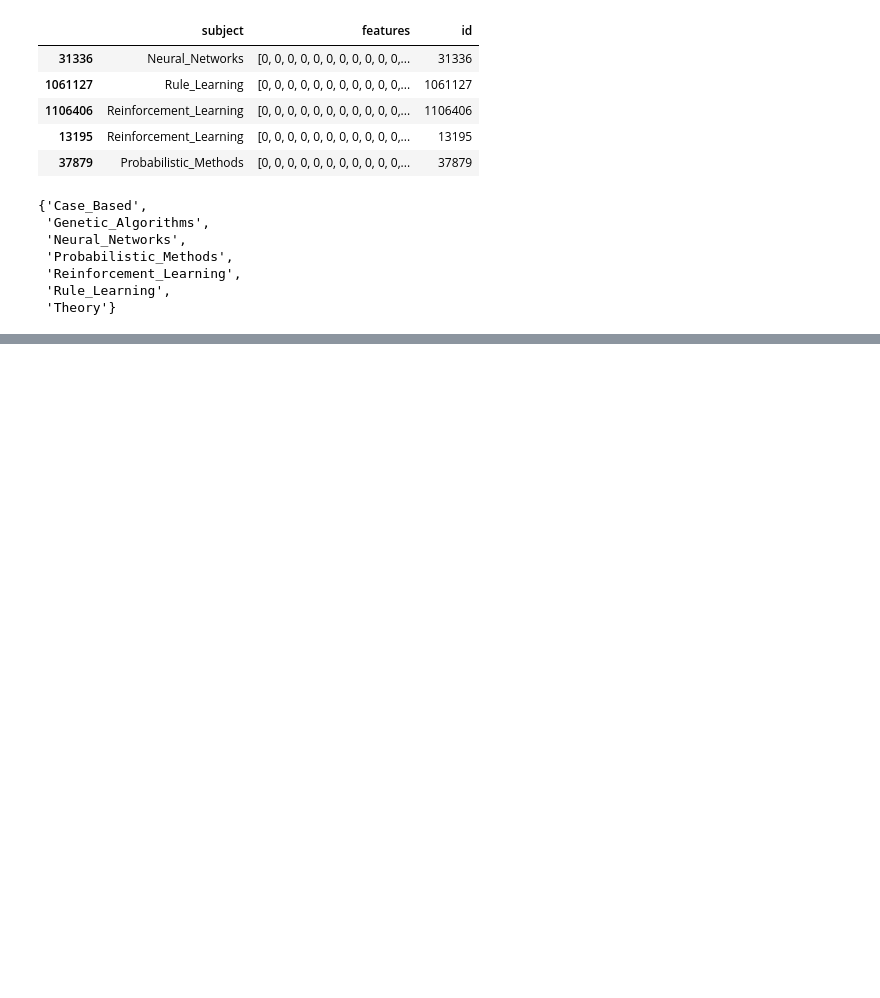
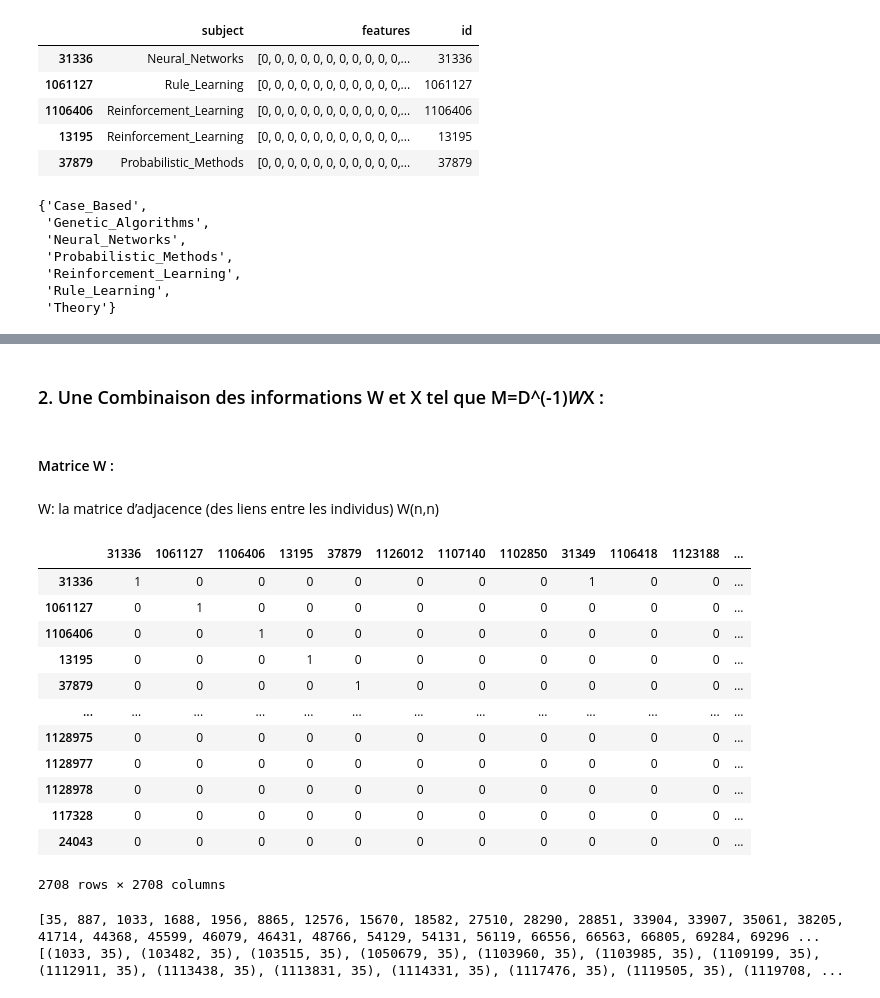
Before and after one commit to SeyfGoumeida/Supervised_Learning_Cora_Citeseed_PubMed, a Jupyter notebook: Projet_«_Apprentissage_supervisé_».ipynb, the cells around one changed output, grey strips where cells are left out. Cells and saved outputs as stored; diff of their text form; code cells hidden in the pictures; blank space fills up the shorter version.

```diff
--- a/Projet_«_Apprentissage_supervisé_».ipynb
+++ b/Projet_«_Apprentissage_supervisé_».ipynb
@@ -264,0 +703,69 @@ set(node_list["subject"])
+# %% [markdown]
+### 2. Une Combinaison des informations W et X tel que M=D^(-1)*W*X :
+# %% [markdown]
+#### Matrice W :
+# %% [markdown]
+W: la matrice d’adjacence (des liens entre les individus) W(n,n)
+# %%
+W = pd.DataFrame()
+list_individus = list(node_list.index)
+W = pd.DataFrame(index =list_individus,columns=list_individus)
+
+#------------------  Diagonal à 1 ----------------
+def pd_fill_diagonal(df_matrix, value=0):
+    mat = df_matrix.values
+    n = mat.shape[0]
+    mat[range(n), range(n)] = value
+    return pd.DataFrame(mat,index =list_individus,columns=list_individus)
+
+W = pd_fill_diagonal(W,1)
+
+# #---------- Les liens entre les individus ----------------
+
+def pd_fill_edges(df_matrix):
+  mat = df_matrix.values
+  n = mat.shape[0]
+  columns = df_matrix.columns
+  indexes = df_matrix.index
+  egdes = G.edges()
+  for i in egdes :
+    r , c = i
+    df_matrix.at[r,c] = 1
+    df_matrix.at[c,r] = 1
+
+  df_matrix = df_matrix.fillna(0)
+
+  return df_matrix
+W = pd_fill_edges(W)
+
+# ------------   print --------------------
+W
+# %% [output]
+|  | 31336 | 1061127 | 1106406 | 13195 | 37879 | 1126012 | 1107140 | 1102850 | 31349 | 1106418 | 1123188 | ... |
+| 31336 | 1 | 0 | 0 | 0 | 0 | 0 | 0 | 0 | 1 | 0 | 0 | ... |
+| 1061127 | 0 | 1 | 0 | 0 | 0 | 0 | 0 | 0 | 0 | 0 | 0 | ... |
+| 1106406 | 0 | 0 | 1 | 0 | 0 | 0 | 0 | 0 | 0 | 0 | 0 | ... |
+| 13195 | 0 | 0 | 0 | 1 | 0 | 0 | 0 | 0 | 0 | 0 | 0 | ... |
+| 37879 | 0 | 0 | 0 | 0 | 1 | 0 | 0 | 0 | 0 | 0 | 0 | ... |
+| ... | ... | ... | ... | ... | ... | ... | ... | ... | ... | ... | ... | ... |
+| 1128975 | 0 | 0 | 0 | 0 | 0 | 0 | 0 | 0 | 0 | 0 | 0 | ... |
+| 1128977 | 0 | 0 | 0 | 0 | 0 | 0 | 0 | 0 | 0 | 0 | 0 | ... |
+| 1128978 | 0 | 0 | 0 | 0 | 0 | 0 | 0 | 0 | 0 | 0 | 0 | ... |
+| 117328 | 0 | 0 | 0 | 0 | 0 | 0 | 0 | 0 | 0 | 0 | 0 | ... |
+| 24043 | 0 | 0 | 0 | 0 | 0 | 0 | 0 | 0 | 0 | 0 | 0 | ... |
+2708 rows × 2708 columns
+# %%
+#---------- Verification de l'individus 35 ----------------
+
+verif = []
+l = W.loc[35]
+ind, val = l.index,l.values
+for i in range(0,len(ind)):
+  if val[i]==1:
+    verif.append(ind[i])
+verif.sort()
+print(verif)
+print(G.edges())
+# %% [output]
+[35, 887, 1033, 1688, 1956, 8865, 12576, 15670, 18582, 27510, 28290, 28851, 33904, 33907, 35061, 38205, 41714, 44368, 45599, 46079, 46431, 48766, 54129, 54131, 56119, 66556, 66563, 66805, 69284, 69296 ...
+[(1033, 35), (103482, 35), (103515, 35), (1050679, 35), (1103960, 35), (1103985, 35), (1109199, 35), (1112911, 35), (1113438, 35), (1113831, 35), (1114331, 35), (1117476, 35), (1119505, 35), (1119708, ...
```
Also changed, not shown: parts of 155 cells of this notebook.
